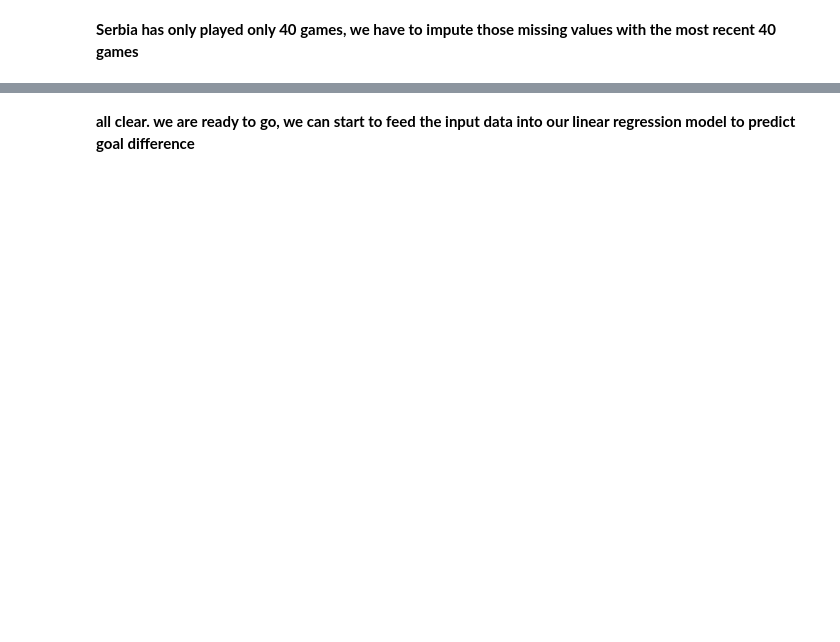
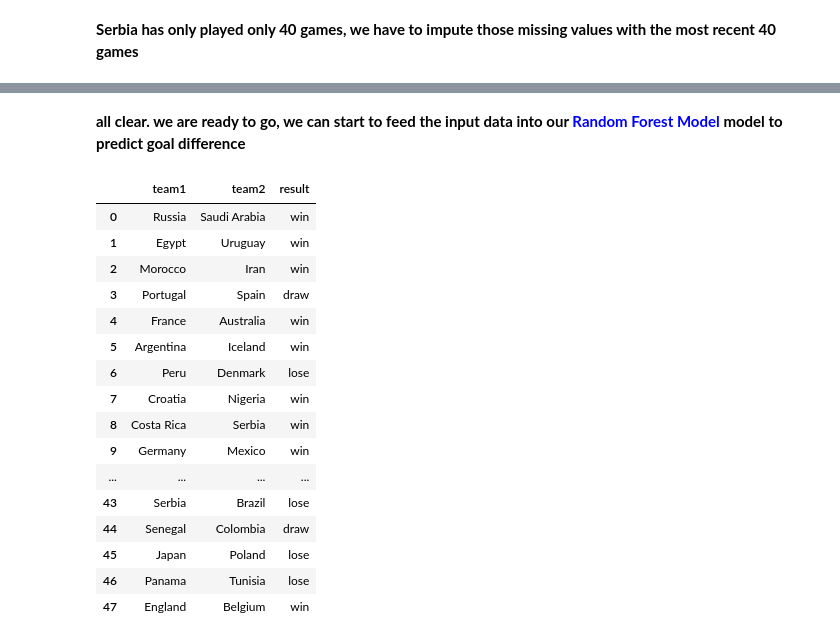
Before and after one commit to kallyzhu/SoccerAnalysis, a Jupyter notebook: soccer-matches-analysis.ipynb, the cells around one changed output, grey strips where cells are left out. Cells and saved outputs as stored; diff of their text form; code cells hidden in the pictures; blank space fills up the shorter version.

```diff
--- a/soccer-matches-analysis.ipynb
+++ b/soccer-matches-analysis.ipynb
@@ -807,3 +772,9 @@ wc_matches = pd.merge(wc_matches, recent_matches_df, how='left', left_on='fifa_c
+# %%
+wc_matches['team1Home'] = False
+wc_matches['team2Home'] = False
+
+wc_matches.loc[wc_matches.team1 == 'Russia', 'team1Home'] = True
+wc_matches.loc[wc_matches.team2 == 'Russia', 'team2Home'] = True
 # %% [markdown]
 __check if there's still NaN's in the dataset__
 # %%
@@ -855,2 +827,33 @@ dtype: int64
 # %% [markdown]
-__all clear. we are ready to go, we can start to feed the input data into our linear regression model to predict goal difference__
+__all clear. we are ready to go, we can start to feed the input data into our <font color=blue>Random Forest Model</font> model to predict goal difference__
+# %%
+### make sure we normalize all our variables
+inputs = wc_matches[features]
+# %%
+### use random forests to predict goal difference
+wc_predict = model.best_estimator_.predict(inputs)
+# %%
+### convert numerical to categorical result
+result = convert_to_win_draw_lose(wc_predict)
+### add result to the dataframe
+wc_matches.loc[:,'result'] = pd.Series(result, index=wc_matches.index)
+# %%
+wc_matches[['team1', 'team2', 'result']]
+# %% [output]
+|  | team1 | team2 | result |
+| 0 | Russia | Saudi Arabia | win |
+| 1 | Egypt | Uruguay | win |
+| 2 | Morocco | Iran | win |
+| 3 | Portugal | Spain | draw |
+| 4 | France | Australia | win |
+| 5 | Argentina | Iceland | win |
+| 6 | Peru | Denmark | lose |
+| 7 | Croatia | Nigeria | win |
+| 8 | Costa Rica | Serbia | win |
+| 9 | Germany | Mexico | win |
+| ... | ... | ... | ... |
+| 43 | Serbia | Brazil | lose |
+| 44 | Senegal | Colombia | draw |
+| 45 | Japan | Poland | lose |
+| 46 | Panama | Tunisia | lose |
+| 47 | England | Belgium | win |
```
Also changed, not shown: parts of 17 cells of this notebook.
